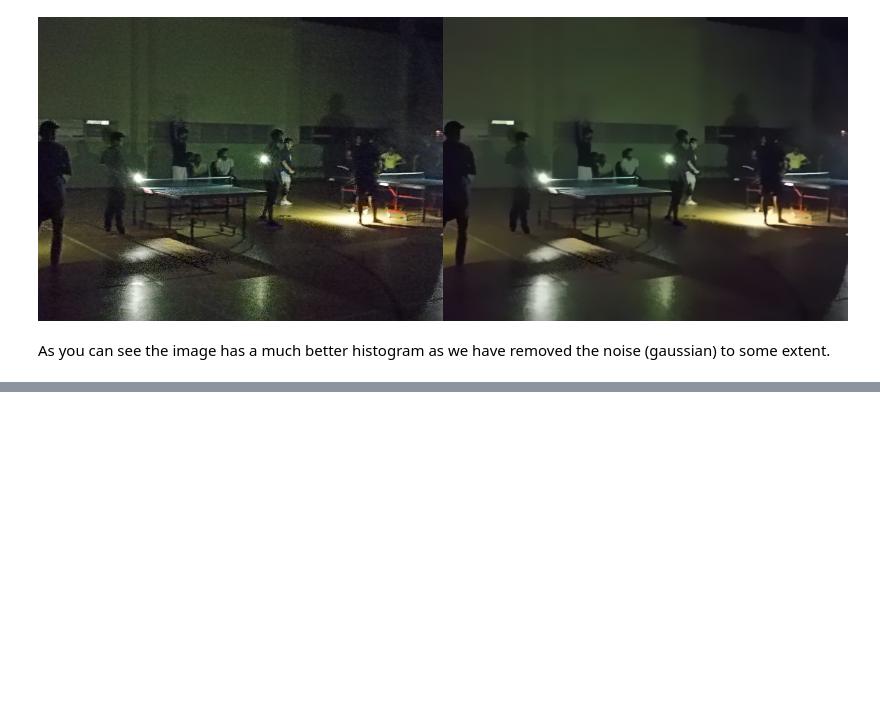
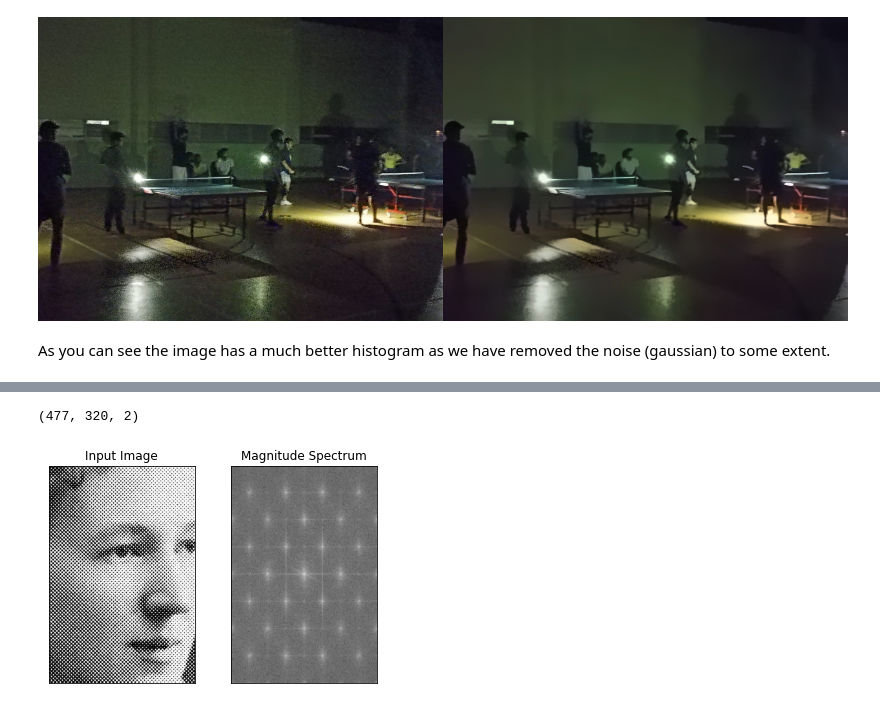
Before and after one commit to KaishvaShah/EE610_ImageProcessing, a Jupyter notebook: Assignment2.ipynb, the cells around one changed output, grey strips where cells are left out. Saved outputs shown, nothing was run; the diff lists cells and outputs as text; code cells hidden in the pictures; blank space fills up the shorter version.

```diff
--- a/Assignment2.ipynb
+++ b/Assignment2.ipynb
@@ -42,0 +62,18 @@ As you can see the image has a much better histogram as we have removed the nois
+# %%
+dft = cv2.dft(np.float32(img),flags = cv2.DFT_COMPLEX_OUTPUT)
+#converting the image to the required type before applying cv2.dft on it.
+#Gives 2 output channels. One is the real part and one is the imaginary part.
+dft_shift = np.fft.fftshift(dft)
+#To shift the zero-frequency component to the center of the spectrum.
+print(dft_shift.shape)
+#As discussed before, has size img,2 because it has 2 output channels, the real part and the imaginary part.
+magnitude_spectrum = 20*np.log(cv2.magnitude(dft_shift[:,:,0],dft_shift[:,:,1]))
+#here we find the magnitude in decibel scale by giving 2 input channels, the real part and the imaginary part.
+plt.subplot(121),plt.imshow(img, cmap = 'gray')
+plt.title('Input Image'), plt.xticks([]), plt.yticks([])
+plt.subplot(122),plt.imshow(magnitude_spectrum, cmap = 'gray')
+plt.title('Magnitude Spectrum'), plt.xticks([]), plt.yticks([])
+plt.show()
+# %% [output]
+(477, 320, 2)
+[figure, added]
```
Also changed, not shown: parts of 11 cells of this notebook.
